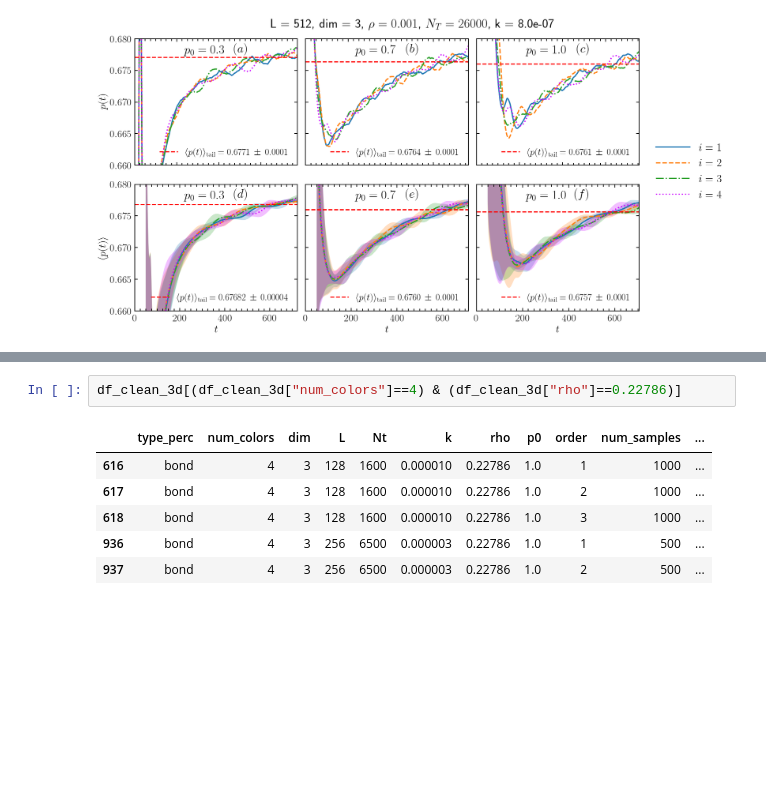
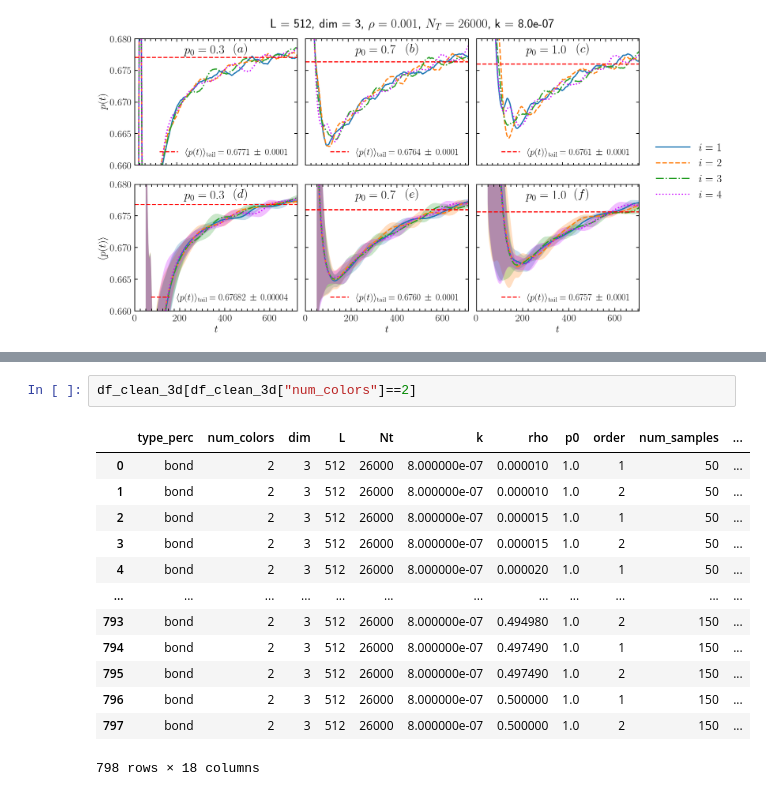
Before and after one commit to JuniorAlencar/self_organization_percolation, a Jupyter notebook: jupyter/TimeSeries_Analysis_3D.ipynb, the cells around one changed output, grey strips where cells are left out. Drawn from its saved outputs; the diff is of its cells as text; blank space fills up the shorter version.

```diff
--- a/jupyter/TimeSeries_Analysis_3D.ipynb
+++ b/jupyter/TimeSeries_Analysis_3D.ipynb
@@ -628,12 +615,19 @@ df_clean_3d
 # %%
-df_clean_3d[(df_clean_3d["num_colors"]==4) & (df_clean_3d["rho"]==0.22786)]
+df_clean_3d[df_clean_3d["num_colors"]==2]
 # %% [output]
 |  | type_perc | num_colors | dim | L | Nt | k | rho | p0 | order | num_samples | ... |
-| 616 | bond | 4 | 3 | 128 | 1600 | 0.000010 | 0.22786 | 1.0 | 1 | 1000 | ... |
-| 617 | bond | 4 | 3 | 128 | 1600 | 0.000010 | 0.22786 | 1.0 | 2 | 1000 | ... |
-| 618 | bond | 4 | 3 | 128 | 1600 | 0.000010 | 0.22786 | 1.0 | 3 | 1000 | ... |
-| 936 | bond | 4 | 3 | 256 | 6500 | 0.000003 | 0.22786 | 1.0 | 1 | 500 | ... |
-| 937 | bond | 4 | 3 | 256 | 6500 | 0.000003 | 0.22786 | 1.0 | 2 | 500 | ... |
+| 0 | bond | 2 | 3 | 512 | 26000 | 8.000000e-07 | 0.000010 | 1.0 | 1 | 50 | ... |
+| 1 | bond | 2 | 3 | 512 | 26000 | 8.000000e-07 | 0.000010 | 1.0 | 2 | 50 | ... |
+| 2 | bond | 2 | 3 | 512 | 26000 | 8.000000e-07 | 0.000015 | 1.0 | 1 | 50 | ... |
+| 3 | bond | 2 | 3 | 512 | 26000 | 8.000000e-07 | 0.000015 | 1.0 | 2 | 50 | ... |
+| 4 | bond | 2 | 3 | 512 | 26000 | 8.000000e-07 | 0.000020 | 1.0 | 1 | 50 | ... |
+| ... | ... | ... | ... | ... | ... | ... | ... | ... | ... | ... | ... |
+| 793 | bond | 2 | 3 | 512 | 26000 | 8.000000e-07 | 0.494980 | 1.0 | 2 | 150 | ... |
+| 794 | bond | 2 | 3 | 512 | 26000 | 8.000000e-07 | 0.497490 | 1.0 | 1 | 150 | ... |
+| 795 | bond | 2 | 3 | 512 | 26000 | 8.000000e-07 | 0.497490 | 1.0 | 2 | 150 | ... |
+| 796 | bond | 2 | 3 | 512 | 26000 | 8.000000e-07 | 0.500000 | 1.0 | 1 | 150 | ... |
+| 797 | bond | 2 | 3 | 512 | 26000 | 8.000000e-07 | 0.500000 | 1.0 | 2 | 150 | ... |
+798 rows × 18 columns
 # %%
 import numpy as np
 import pandas as pd
```
Also changed, not shown: parts of 9 cells of this notebook, 6 other files.
